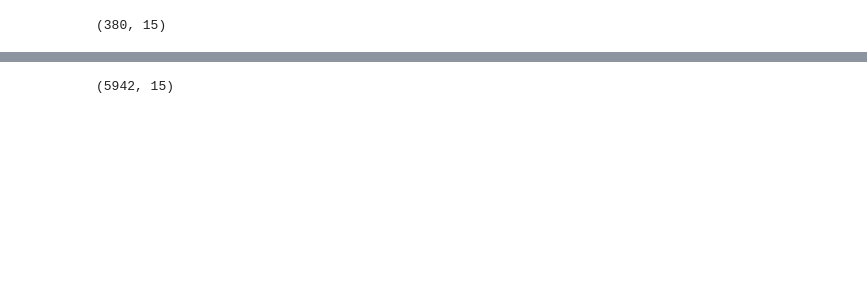
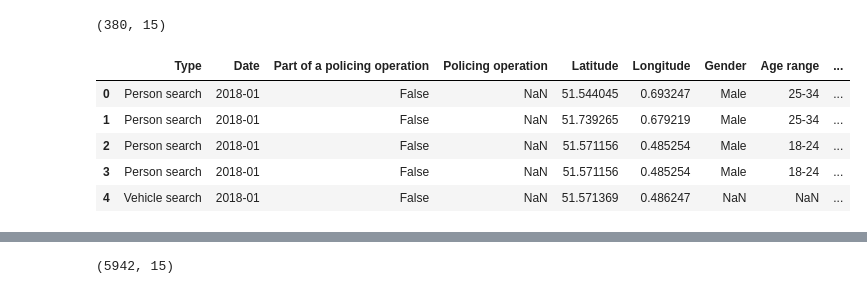
Before and after one commit to ah20776/CE888---Assignment, a Jupyter notebook: Ethnicity in UK Policing/bias.ipynb, the cells around one changed output, grey strips where cells are left out. Cells and saved outputs as stored; diff of their text form; code cells hidden in the pictures; blank space fills up the shorter version.

```diff
--- a/Ethnicity in UK Policing/bias.ipynb
+++ b/Ethnicity in UK Policing/bias.ipynb
@@ -28,5 +28,15 @@ essex18_1.head()
 print (essex18_1.shape)
 # %% [output]
 (380, 15)
+# %%
+essex18_1["Date"] = "2018-01"
+essex18_1.head()
+# %% [output]
+|  | Type | Date | Part of a policing operation | Policing operation | Latitude | Longitude | Gender | Age range | ... |
+| 0 | Person search | 2018-01 | False | NaN | 51.544045 | 0.693247 | Male | 25-34 | ... |
+| 1 | Person search | 2018-01 | False | NaN | 51.739265 | 0.679219 | Male | 25-34 | ... |
+| 2 | Person search | 2018-01 | False | NaN | 51.571156 | 0.485254 | Male | 18-24 | ... |
+| 3 | Person search | 2018-01 | False | NaN | 51.571156 | 0.485254 | Male | 18-24 | ... |
+| 4 | Vehicle search | 2018-01 | False | NaN | 51.571369 | 0.486247 | NaN | NaN | ... |
 # %%
 essex18_2 = pd.read_csv('/content/gdrive/My Drive/CE888 - Dataset/Essex 2018-20/2018-02-essex-stop-and-search.csv')
```
Also changed, not shown: parts of 4 cells of this notebook.
